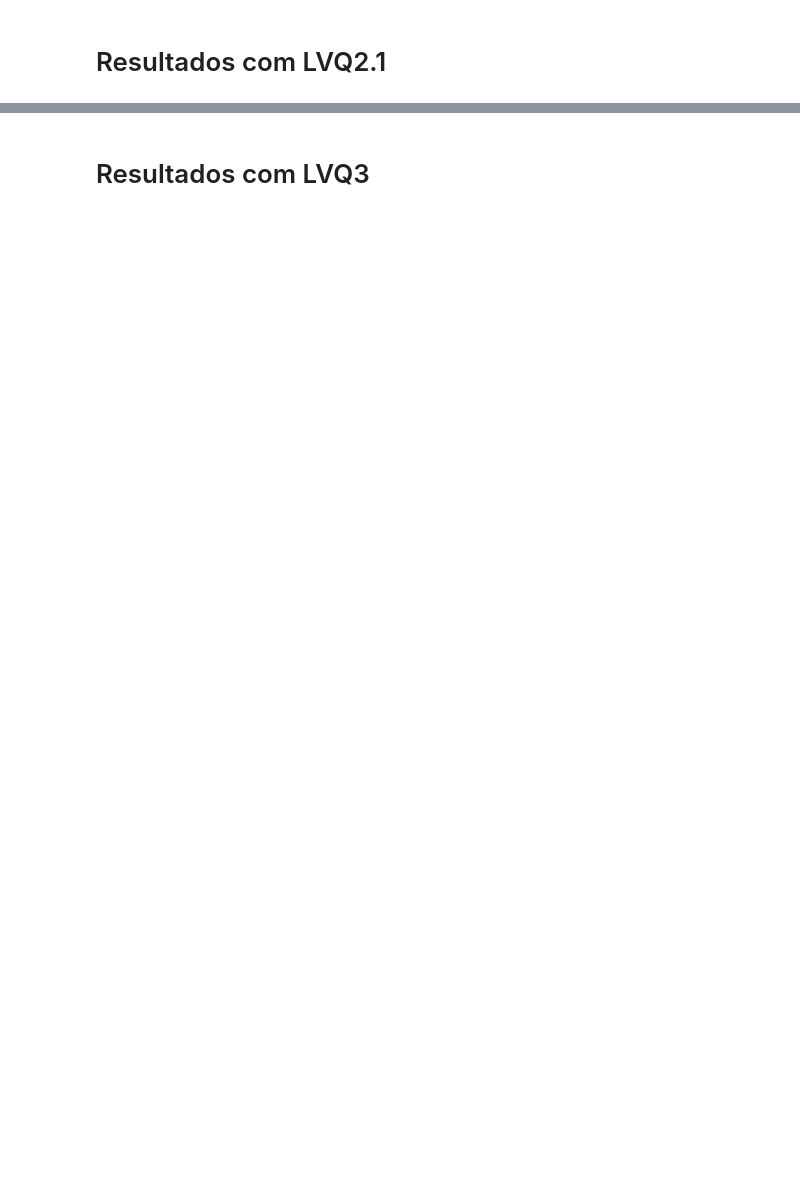
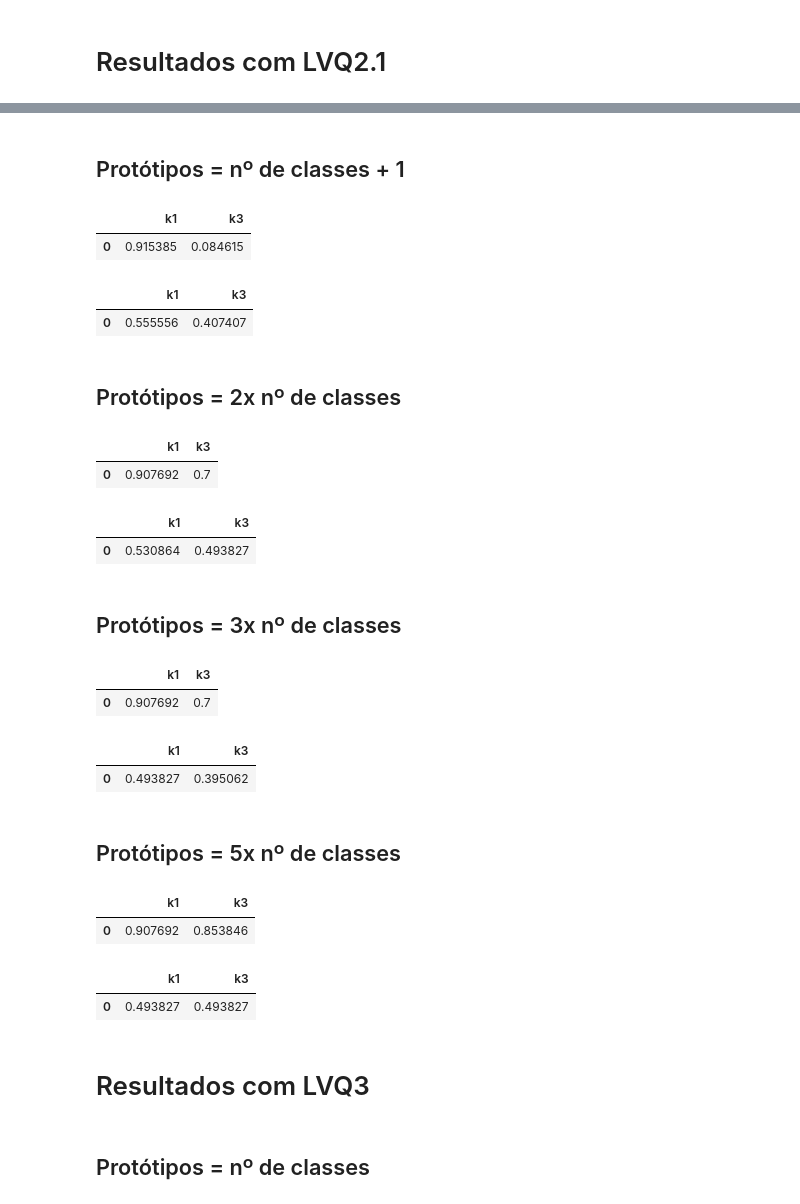
Before and after one commit to ajgan/MachineLearning-List02, a Jupyter notebook: prototypegen/PrototypeGeneration.ipynb, the cells around one changed output, grey strips where cells are left out. Drawn from its saved outputs; the diff is of its cells as text; code cells hidden in the pictures; blank space fills up the shorter version.

```diff
--- a/prototypegen/PrototypeGeneration.ipynb
+++ b/prototypegen/PrototypeGeneration.ipynb
@@ -485,2 +606,76 @@ desharnaisLVQ1Prot5NDF
+# %% [markdown]
+## Protótipos = nº de classes + 1
+# %%
+dataretrieveLVQ2ProtN1 = calculateScoresPrototypes(dataretrieve, 0, 0, dataretrievelist, len(getClassList(dataretrieve))+1, 3, 2)
+dataretrieveLVQ2ProtN1DF = pd.DataFrame([dataretrieveLVQ2ProtN1], columns = (["k1", "k3"]))
+dataretrieveLVQ2ProtN1DF.to_csv("..//results/dataretrieveLVQ2ProtN1.csv", index=False)
+dataretrieveLVQ2ProtN1DF
+# %% [output]
+|  | k1 | k3 |
+| 0 | 0.915385 | 0.084615 |
+# %%
+desharnaisLVQ2ProtN1 = calculateScoresPrototypes(desharnais, 0, 0, desharnaislist, len(getClassList(desharnais))+1, 3, 2)
+desharnaisLVQ2ProtN1DF = pd.DataFrame([desharnaisLVQ2ProtN1], columns = (["k1", "k3"]))
+desharnaisLVQ2ProtN1DF.to_csv("..//results/desharnaisLVQ2ProtN1.csv", index=False)
+desharnaisLVQ2ProtN1DF
+# %% [output]
+|  | k1 | k3 |
+| 0 | 0.555556 | 0.407407 |
+# %% [markdown]
+## Protótipos = 2x nº de classes
+# %%
+dataretrieveLVQ2Prot2N = calculateScoresPrototypes(dataretrieve, 0, 0, dataretrievelist, len(getClassList(dataretrieve))*2, 3, 2)
+dataretrieveLVQ2Prot2NDF = pd.DataFrame([dataretrieveLVQ2Prot2N], columns = (["k1", "k3"]))
+dataretrieveLVQ2Prot2NDF.to_csv("..//results/dataretrieveLVQ2Prot2N.csv", index=False)
+dataretrieveLVQ2Prot2NDF
+# %% [output]
+|  | k1 | k3 |
+| 0 | 0.907692 | 0.7 |
+# %%
+desharnaisLVQ2Prot2N = calculateScoresPrototypes(desharnais, 0, 0, desharnaislist, len(getClassList(desharnais))*2, 3, 2)
+desharnaisLVQ2Prot2NDF = pd.DataFrame([desharnaisLVQ2Prot2N], columns = (["k1", "k3"]))
+desharnaisLVQ2Prot2NDF.to_csv("..//results/desharnaisLVQ1Prot2N.csv", index=False)
+desharnaisLVQ2Prot2NDF
+# %% [output]
+|  | k1 | k3 |
+| 0 | 0.530864 | 0.493827 |
+# %% [markdown]
+## Protótipos = 3x nº de classes
+# %%
+dataretrieveLVQ2Prot3N = calculateScoresPrototypes(dataretrieve, 0, 0, dataretrievelist, len(getClassList(dataretrieve))*3, 3, 2)
+dataretrieveLVQ2Prot3NDF = pd.DataFrame([dataretrieveLVQ2Prot3N], columns = (["k1", "k3"]))
+dataretrieveLVQ2Prot3NDF.to_csv("..//results/dataretrieveLVQ2Prot3N.csv", index=False)
+dataretrieveLVQ2Prot3NDF
+# %% [output]
+|  | k1 | k3 |
+| 0 | 0.907692 | 0.7 |
+# %%
+desharnaisLVQ2Prot3N = calculateScoresPrototypes(desharnais, 0, 0, desharnaislist, len(getClassList(desharnais))*3, 3, 2)
+desharnaisLVQ2Prot3NDF = pd.DataFrame([desharnaisLVQ2Prot3N], columns = (["k1", "k3"]))
+desharnaisLVQ2Prot3NDF.to_csv("..//results/desharnaisLVQ2Prot3N.csv", index=False)
+desharnaisLVQ2Prot3NDF
+# %% [output]
+|  | k1 | k3 |
+| 0 | 0.493827 | 0.395062 |
+# %% [markdown]
+## Protótipos = 5x nº de classes
+# %%
+dataretrieveLVQ2Prot5N = calculateScoresPrototypes(dataretrieve, 0, 0, dataretrievelist, len(getClassList(dataretrieve))*5, 3, 2)
+dataretrieveLVQ2Prot5NDF = pd.DataFrame([dataretrieveLVQ2Prot5N], columns = (["k1", "k3"]))
+dataretrieveLVQ2Prot5NDF.to_csv("..//results/dataretrieveLVQ2Prot5N.csv", index=False)
+dataretrieveLVQ2Prot5NDF
+# %% [output]
+|  | k1 | k3 |
+| 0 | 0.907692 | 0.853846 |
+# %%
+desharnaisLVQ2Prot5N = calculateScoresPrototypes(desharnais, 0, 0, desharnaislist, len(getClassList(desharnais))*5, 3, 2)
+desharnaisLVQ2Prot5NDF = pd.DataFrame([desharnaisLVQ2Prot5N], columns = (["k1", "k3"]))
+desharnaisLVQ2Prot5NDF.to_csv("..//results/desharnaisLVQ2Prot5N.csv", index=False)
+desharnaisLVQ2Prot5NDF
+# %% [output]
+|  | k1 | k3 |
+| 0 | 0.493827 | 0.493827 |
 # %% [markdown]
 # Resultados com LVQ3
+# %% [markdown]
+## Protótipos = nº de classes
```
Also changed, not shown: parts of 35 cells of this notebook, 21 other files.
